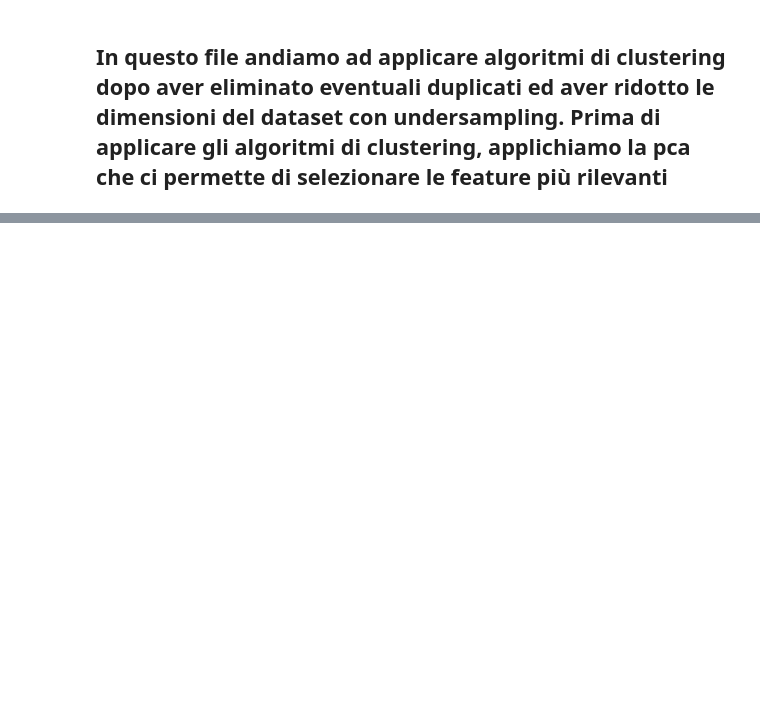
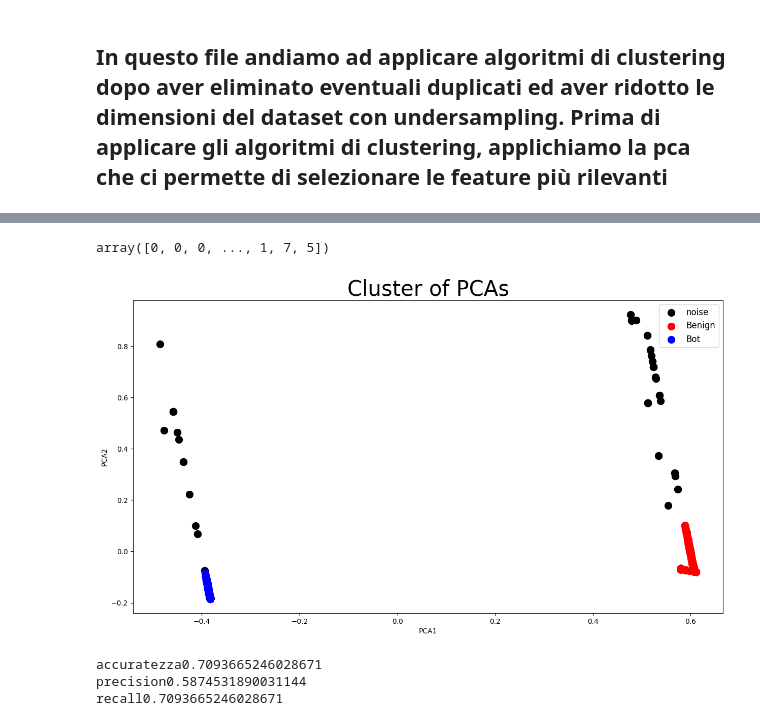
Before and after one commit to ChiaraAmalia/AdvancedCyberSecurity, a Jupyter notebook: clust_pca_0203.ipynb, the cells around one changed output, grey strips where cells are left out. Cells and saved outputs as stored; diff of their text form; code cells hidden in the pictures; blank space fills up the shorter version.

```diff
--- a/clust_pca_0203.ipynb
+++ b/clust_pca_0203.ipynb
@@ -255,9 +297,11 @@ plt.plot(distances[:,1])
 
 from sklearn.cluster import DBSCAN
 
-db = DBSCAN(eps=1, min_samples=6).fit(pca_x)
+db = DBSCAN(eps=0.01, min_samples=6).fit(pca_x)
 y_scan = db.labels_
 y_scan
+# %% [output]
+array([0, 0, 0, ..., 1, 7, 5])
 # %%
 # Associazione del cluster i-esimo con la classe i-esima
 cluster_class_mapping = {}
@@ -308,10 +333,33 @@ for a in difference['num_cluster']:
 for ind,true_value in zip(indici,difference['num_class']):
     for a in ind:
         y_scan[a] = true_value
+# %%
+plt.figure(figsize=(15,8))
+plt.title('Cluster of PCAs', fontsize = 30)
+
+plt.scatter(pca_x[y_scan == -1, 0], pca_x[y_scan == -1, 1], s = 100, c = 'black', label = "noise")
+plt.scatter(pca_x[y_scan == 0, 0], pca_x[y_scan == 0, 1], s = 100, c = 'red', label = "Benign")
+plt.scatter(pca_x[y_scan == 1, 0], pca_x[y_scan == 1, 1], s = 100, c = 'blue', label = "Bot")
+
+plt.xlabel('PCA1')
+plt.ylabel('PCA2')
+
+# Add legend
+plt.legend(fontsize='large')
+
+title = ("DB_Scan_PCA")
+feature_name = title.replace('/','_')
+if not os.path.exists('image/'+nome_file+'/clustering_pca/'):
+    os.makedirs('image/'+nome_file+'/clustering_pca/')
+plt.savefig('image/'+nome_file+'/clustering_pca/'+ title +'.png')
+
+plt.show()
+# %% [output]
+[figure, added]
 # %%
 accuracy_dbscan = str(accuracy_score(y_scan,bal_y))
-precision_dbscan = str(precision_score(y_scan,bal_y))
-recall_dbscan = str(recall_score(y_scan,bal_y))
+precision_dbscan = str(precision_score(y_scan,bal_y,average='weighted'))
+recall_dbscan = str(recall_score(y_scan,bal_y,average='weighted'))
 
 # accuratezza dbscan
 print("accuratezza" + accuracy_dbscan)
@@ -329,3 +377,7 @@ if not os.path.exists('metriche/'+nome_file +'/clustering_pca/'):
     os.makedirs('metriche/'+nome_file +'/clustering_pca/')
 
 metriche.to_csv('metriche/'+nome_file +'/clustering_pca'+'/metriche_dbscan_PCA.csv',index=False)
+# %% [output]
+accuratezza0.7093665246028671
+precision0.5874531890031144
+recall0.7093665246028671
```
Also changed, not shown: parts of 16 cells of this notebook, 18 other files.
